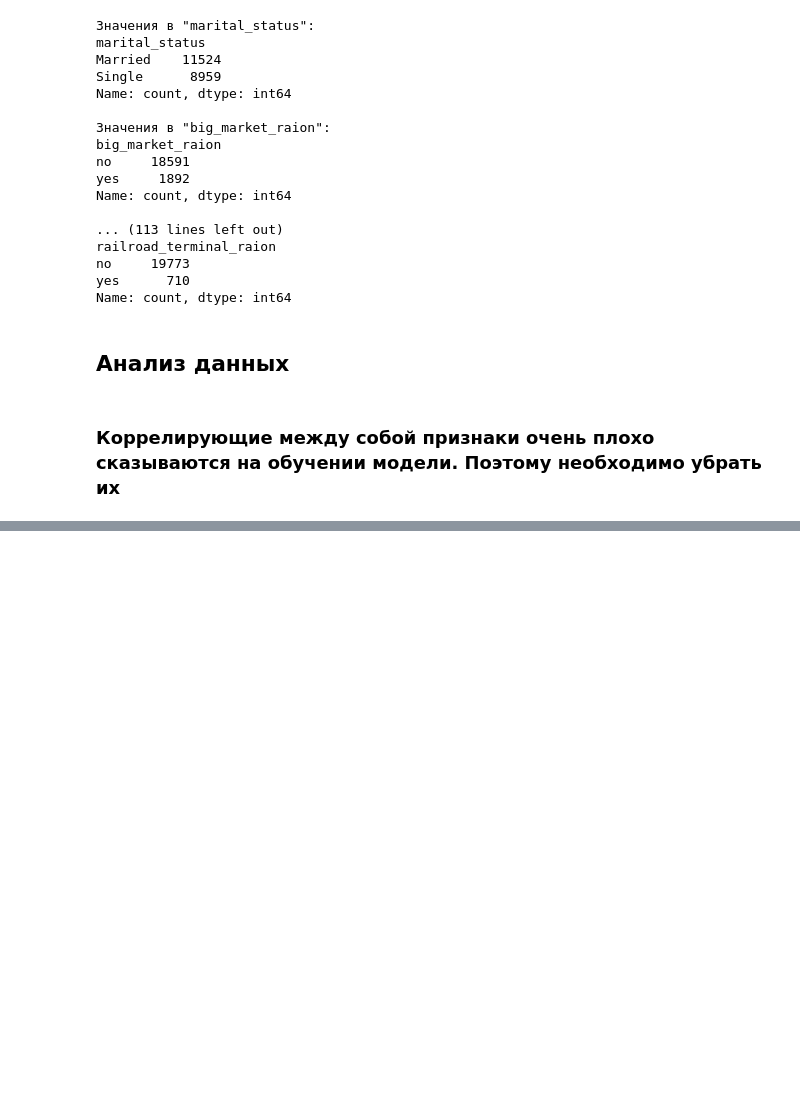
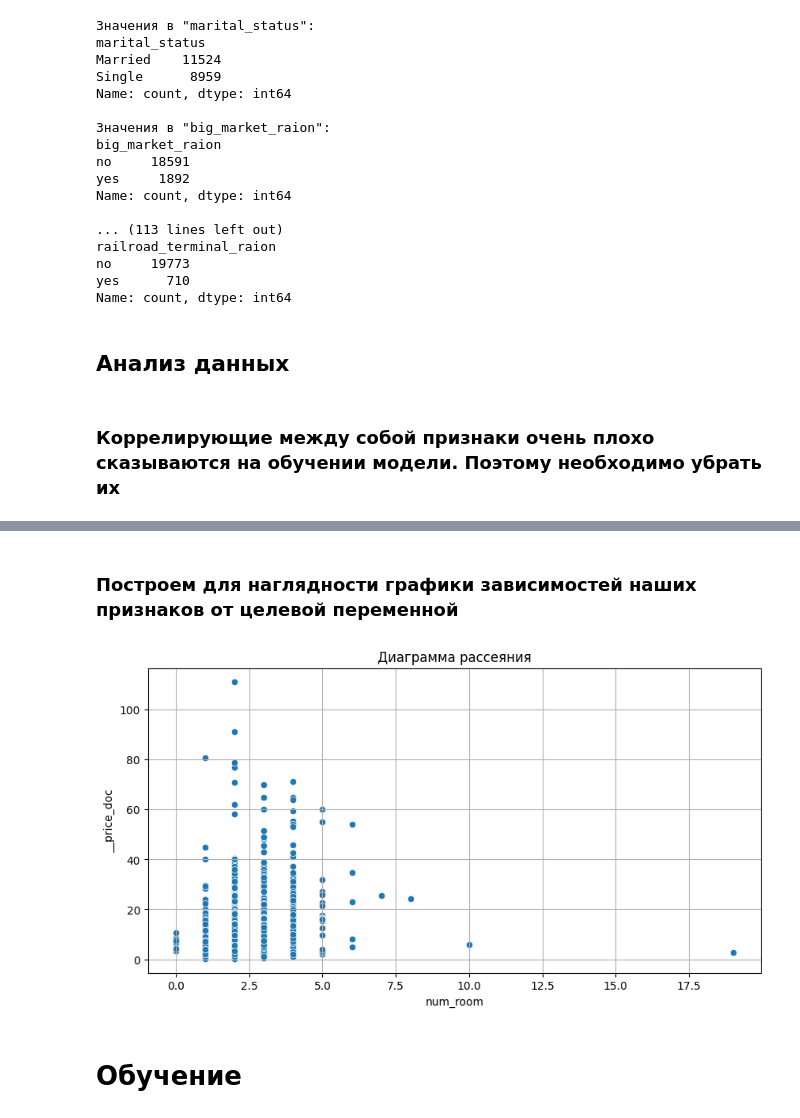
Before and after one commit to Mazer1x/Hackathon, a Jupyter notebook: Notebook.ipynb, the cells around one changed output, grey strips where cells are left out. Cells and saved outputs as stored; diff of their text form; code cells hidden in the pictures; blank space fills up the shorter version.

```diff
--- a/Notebook.ipynb
+++ b/Notebook.ipynb
@@ -165,0 +309,14 @@ print(highCorr['Признак 1'].values)
+# %% [markdown]
+ ### Построем для наглядности графики зависимостей наших признаков от целевой переменной
+# %%
+plt.figure(figsize = (10, 5))
+sns.scatterplot(x = 'num_room', y = '__price_doc', data = df[resCols + targetCols])
+plt.title('Диаграмма рассеяния')
+plt.xlabel('num_room')
+plt.ylabel('__price_doc')
+plt.grid()
+plt.show()
+# %% [output]
+[figure, added]
+# %% [markdown]
+# Обучение
```
Also changed, not shown: parts of 59 cells of this notebook.
